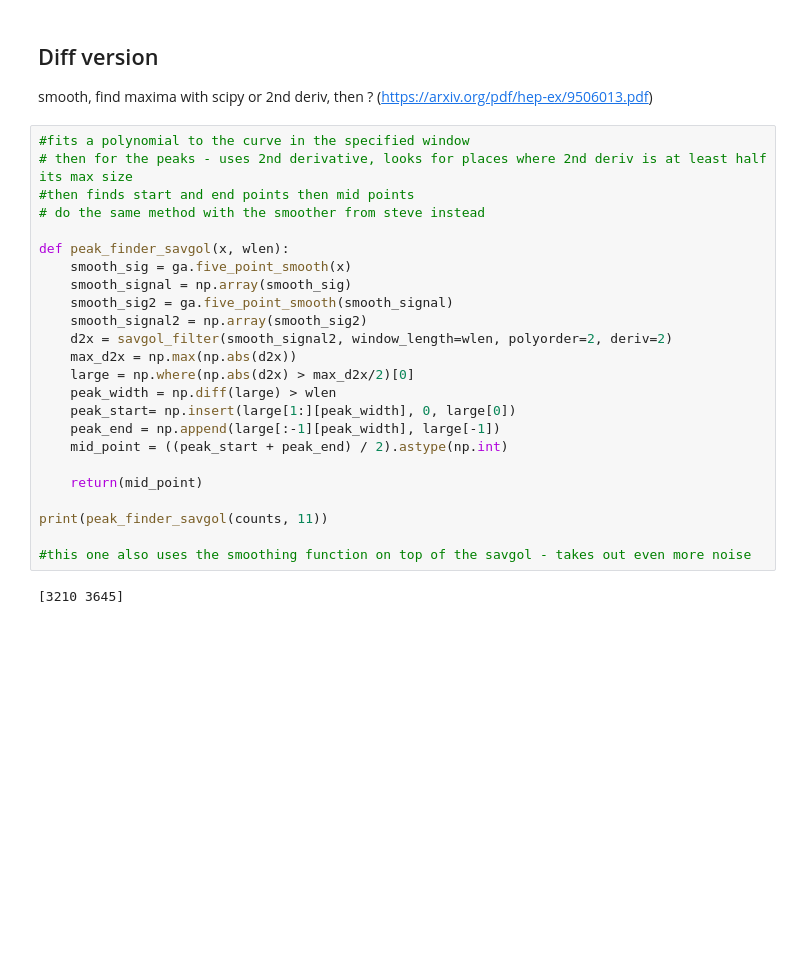
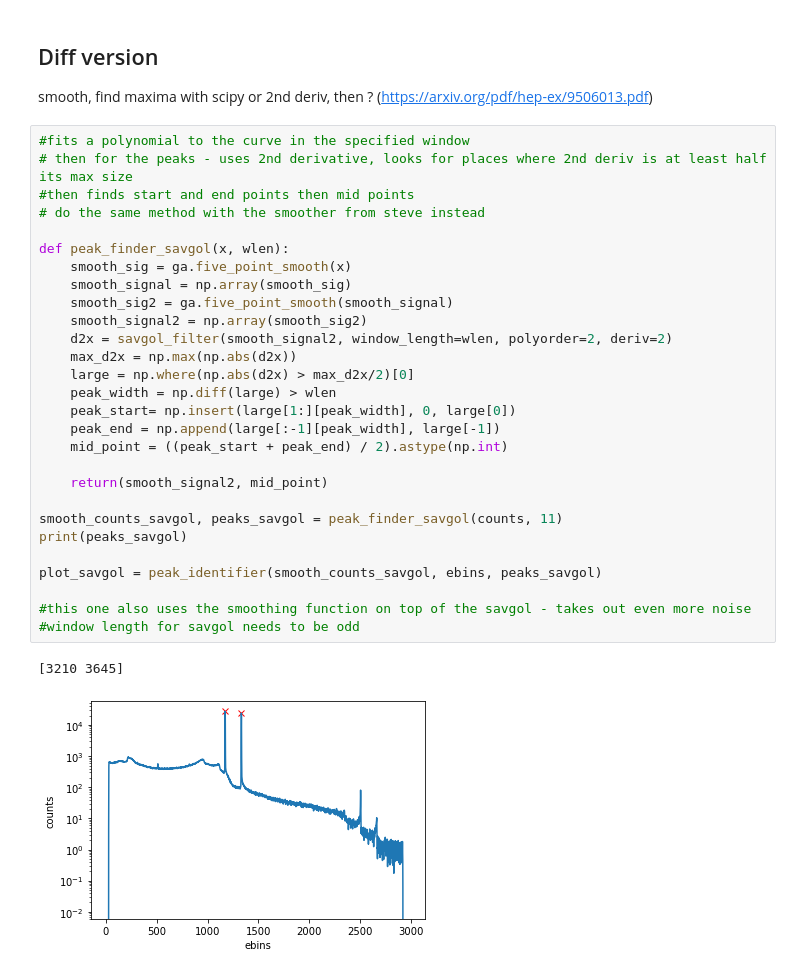
Before and after one commit to py1sl/gamma_spec_analysis, a Jupyter notebook: peak_find_testing.ipynb, the cells around one changed output. Saved outputs shown, nothing was run; the diff lists cells and outputs as text; blank space fills up the shorter version.

```diff
--- a/peak_find_testing.ipynb
+++ b/peak_find_testing.ipynb
@@ -78,29 +69,34 @@ smooth, find maxima with scipy or 2nd deriv, then ?
 # %%
 #fits a polynomial to the curve in the specified window
 # then for the peaks - uses 2nd derivative, looks for places where 2nd deriv is at least half its max size
 #then finds start and end points then mid points
 # do the same method with the smoother from steve instead
 
 def peak_finder_savgol(x, wlen):
     smooth_sig = ga.five_point_smooth(x)
     smooth_signal = np.array(smooth_sig)
     smooth_sig2 = ga.five_point_smooth(smooth_signal)
     smooth_signal2 = np.array(smooth_sig2)
     d2x = savgol_filter(smooth_signal2, window_length=wlen, polyorder=2, deriv=2)
     max_d2x = np.max(np.abs(d2x))
     large = np.where(np.abs(d2x) > max_d2x/2)[0]
     peak_width = np.diff(large) > wlen
     peak_start= np.insert(large[1:][peak_width], 0, large[0])
     peak_end = np.append(large[:-1][peak_width], large[-1])
     mid_point = ((peak_start + peak_end) / 2).astype(np.int)
 
-    return(mid_point)
+    return(smooth_signal2, mid_point)
 
-print(peak_finder_savgol(counts, 11))
+smooth_counts_savgol, peaks_savgol = peak_finder_savgol(counts, 11)
+print(peaks_savgol)
+
+plot_savgol = peak_identifier(smooth_counts_savgol, ebins, peaks_savgol)
 
 #this one also uses the smoothing function on top of the savgol - takes out even more noise
+#window length for savgol needs to be odd
 # %% [output]
 [3210 3645]
+[figure, added]
 # %%
 def peak_finder_diff(x, wlen):
     smooth_sig = ga.five_point_smooth(x)
```
Also changed, not shown: parts of 5 cells of this notebook.
